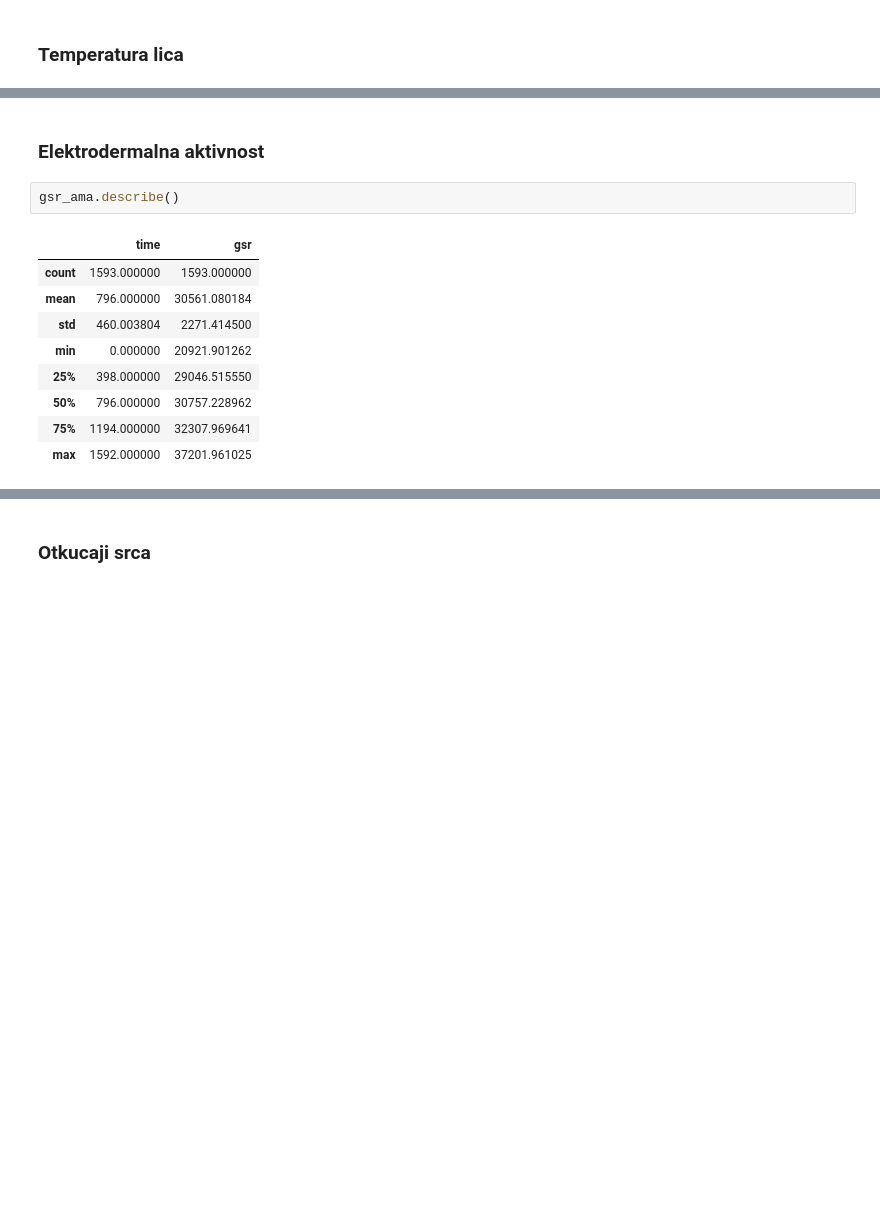
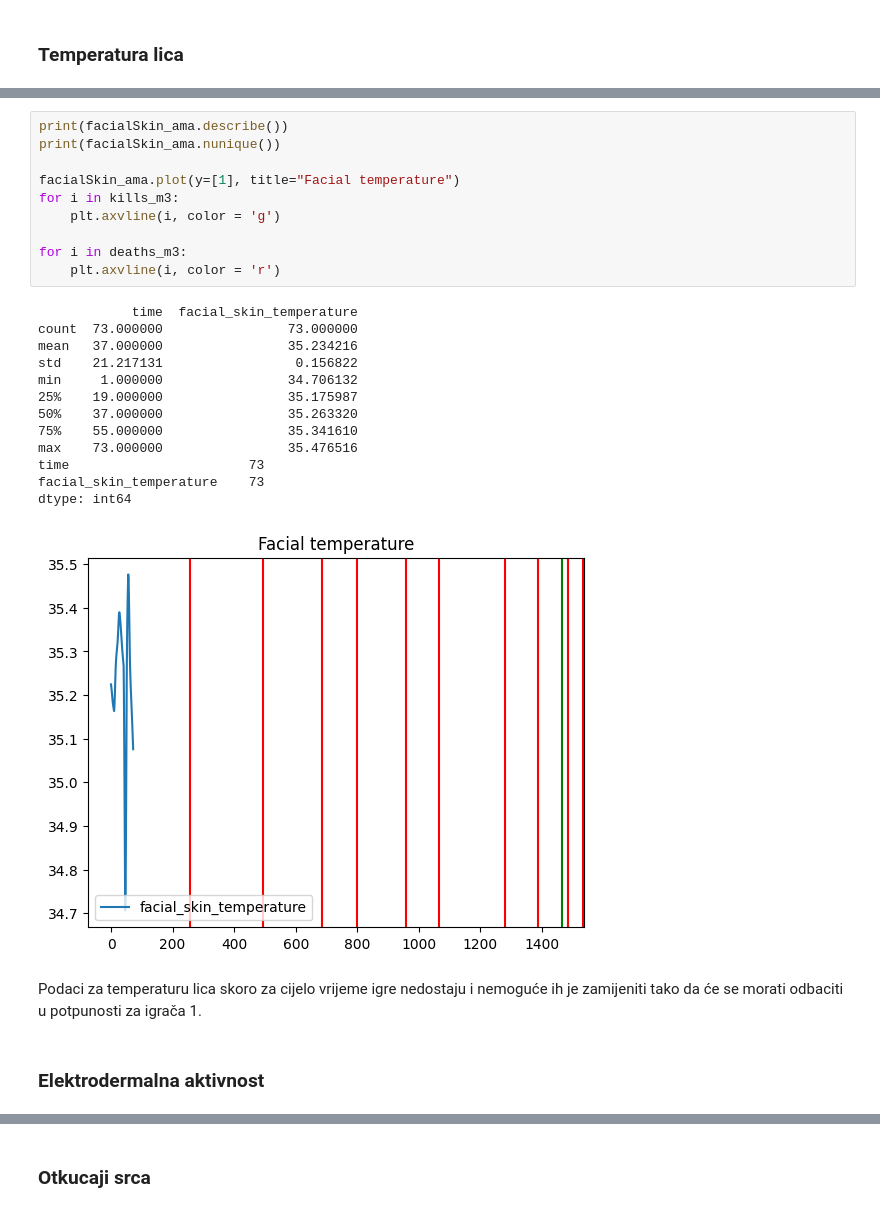
Before and after one commit to BernardKazazic/UZOP_Projekt, a Jupyter notebook: lab1.ipynb, the cells around one changed output, grey strips where cells are left out. Drawn from its saved outputs; the diff is of its cells as text; blank space fills up the shorter version.

```diff
--- a/lab1.ipynb
+++ b/lab1.ipynb
@@ -476,14 +529,28 @@ facialSkin_ama.describe()
+# %%
+print(facialSkin_ama.describe())
+print(facialSkin_ama.nunique())
+
+facialSkin_ama.plot(y=[1], title="Facial temperature")
+for i in kills_m3:
+    plt.axvline(i, color = 'g')
+
+for i in deaths_m3:
+    plt.axvline(i, color = 'r')
+# %% [output]
+            time  facial_skin_temperature
+count  73.000000                73.000000
+mean   37.000000                35.234216
+std    21.217131                 0.156822
+min     1.000000                34.706132
+25%    19.000000                35.175987
+50%    37.000000                35.263320
+75%    55.000000                35.341610
+max    73.000000                35.476516
+time                       73
+facial_skin_temperature    73
+dtype: int64
+[figure, added]
+# %% [markdown]
+Podaci za temperaturu lica skoro za cijelo vrijeme igre nedostaju i nemoguće ih je zamijeniti tako da će se morati odbaciti u potpunosti za igrača 1.
 # %% [markdown]
 ### Elektrodermalna aktivnost
-# %%
-gsr_ama.describe()
-# %% [output]
-|  | time | gsr |
-| count | 1593.000000 | 1593.000000 |
-| mean | 796.000000 | 30561.080184 |
-| std | 460.003804 | 2271.414500 |
-| min | 0.000000 | 20921.901262 |
-| 25% | 398.000000 | 29046.515550 |
-| 50% | 796.000000 | 30757.228962 |
-| 75% | 1194.000000 | 32307.969641 |
-| max | 1592.000000 | 37201.961025 |
```
Also changed, not shown: parts of 34 cells of this notebook.
